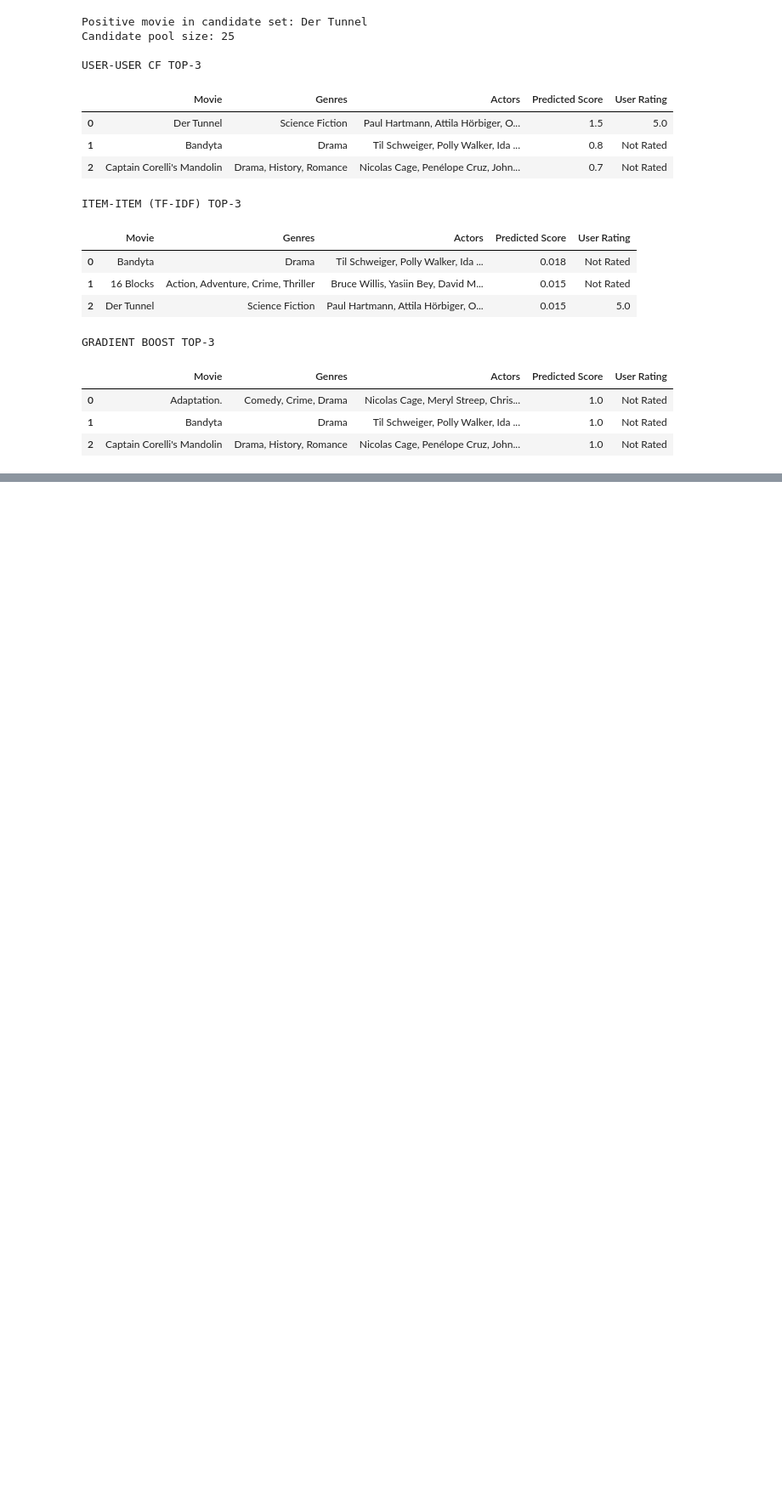
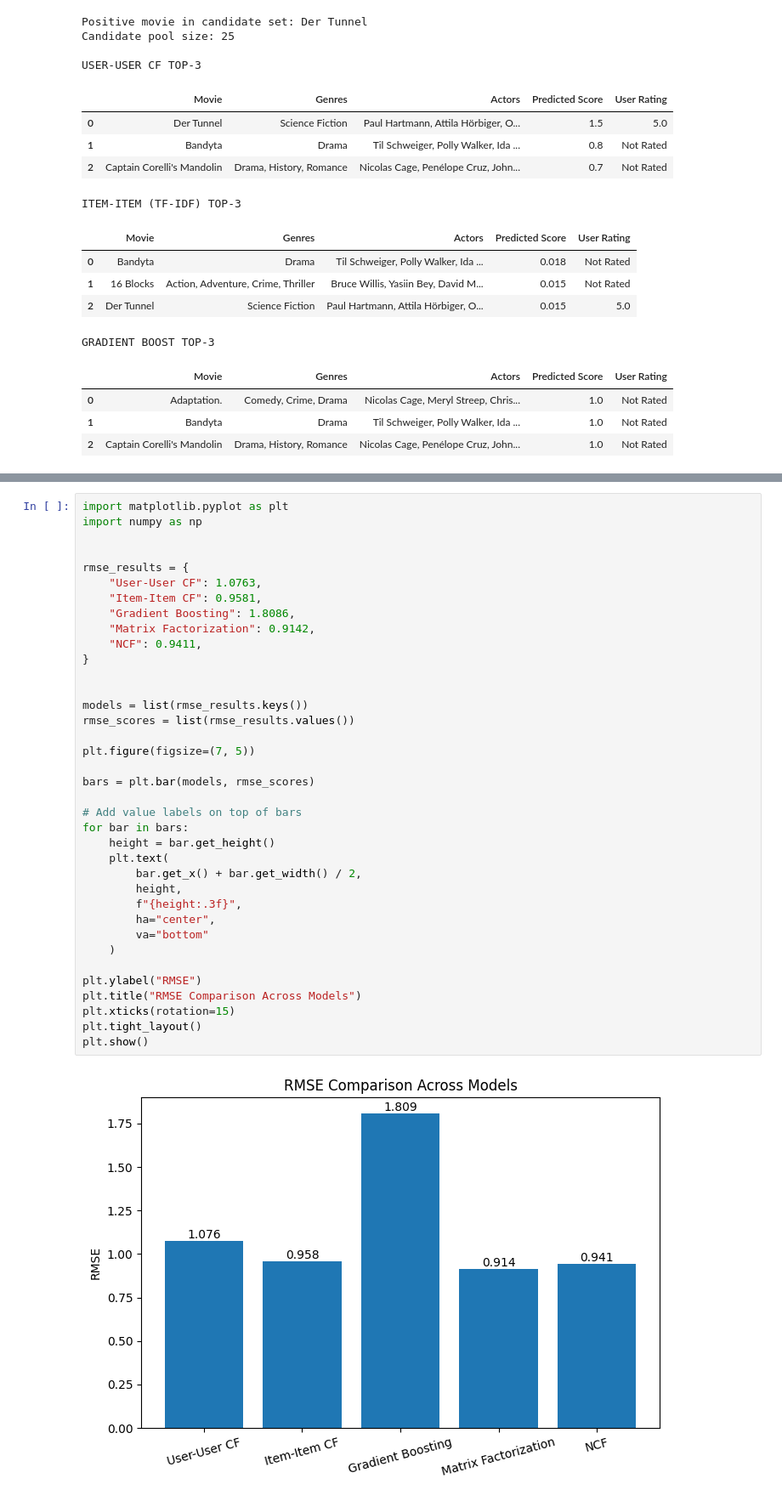
Before and after one commit to gabi823/movie-recommendation-system, a Jupyter notebook: notebooks/similarity_models.ipynb, the cells around one changed output, grey strips where cells are left out. Shown at 85% size. Drawn from its saved outputs; the diff is of its cells as text; blank space fills up the shorter version.

Commit message:
add rmse metrics and graph

```diff
--- a/notebooks/similarity_models.ipynb
+++ b/notebooks/similarity_models.ipynb
@@ -470,0 +591,39 @@ GRADIENT BOOST TOP-3
+# %%
+import matplotlib.pyplot as plt
+import numpy as np
+
+
+rmse_results = {
+    "User-User CF": 1.0763,
+    "Item-Item CF": 0.9581,
+    "Gradient Boosting": 1.8086,
+    "Matrix Factorization": 0.9142,
+    "NCF": 0.9411,
+}
+
+
+models = list(rmse_results.keys())
+rmse_scores = list(rmse_results.values())
+
+plt.figure(figsize=(7, 5))
+
+bars = plt.bar(models, rmse_scores)
+
+# Add value labels on top of bars
+for bar in bars:
+    height = bar.get_height()
+    plt.text(
+        bar.get_x() + bar.get_width() / 2,
+        height,
+        f"{height:.3f}",
+        ha="center",
+        va="bottom"
+    )
+
+plt.ylabel("RMSE")
+plt.title("RMSE Comparison Across Models")
+plt.xticks(rotation=15)
+plt.tight_layout()
+plt.show()
+# %% [output]
+[figure, added]
```
Also changed, not shown: parts of 6 cells of this notebook, 1 other file.
